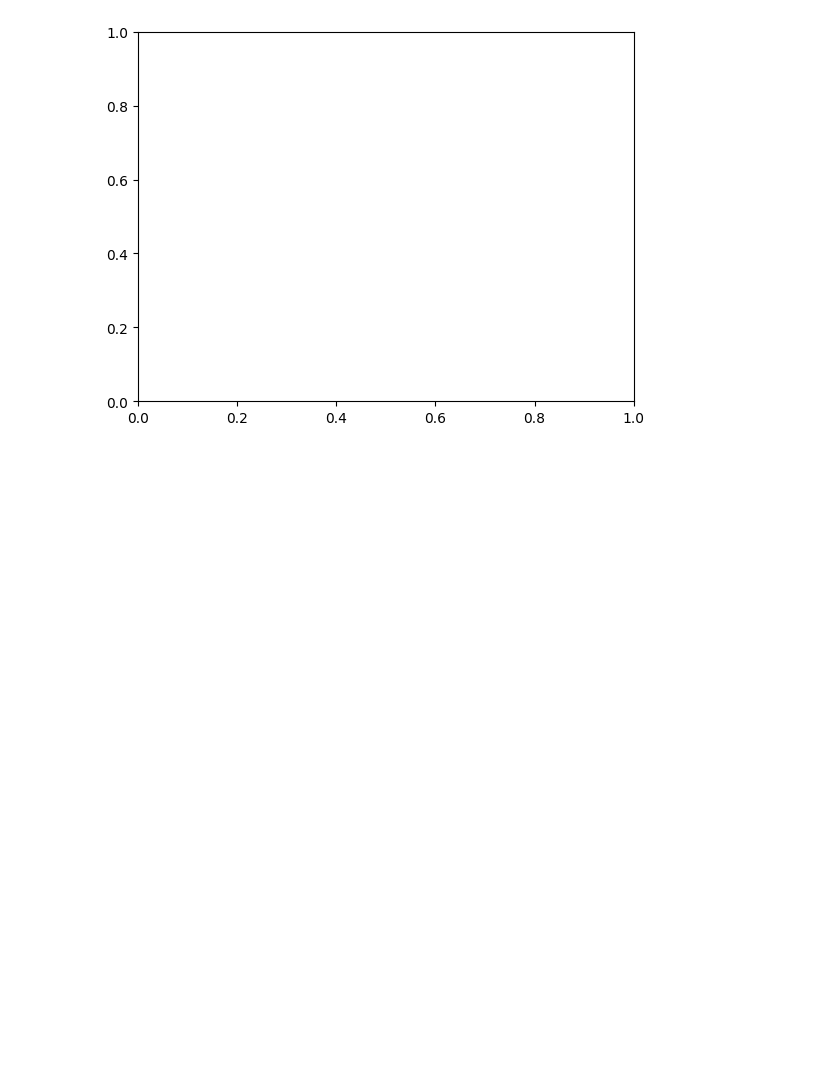
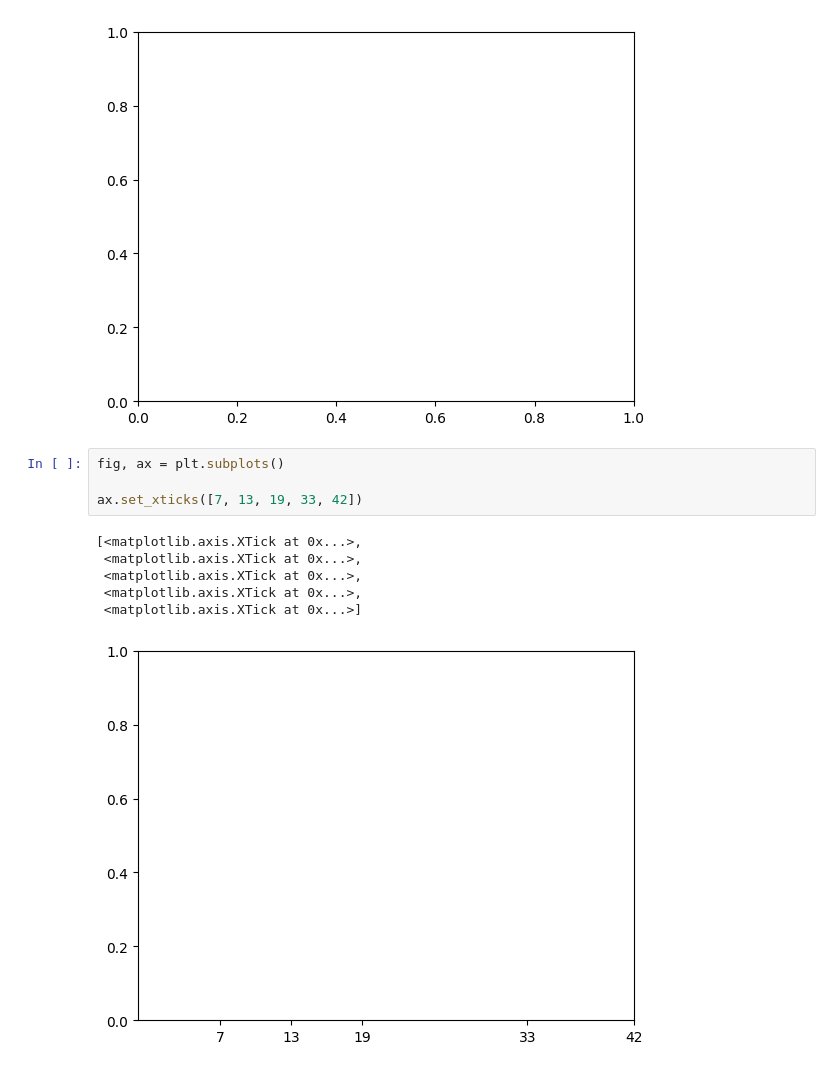
Before and after one commit to VadivelR/mycode, a Jupyter notebook: graphing/annotating-graphs/matplotlibgraphing.ipynb, the cells around one changed output. Drawn from its saved outputs; the diff is of its cells as text; blank space fills up the shorter version.

Commit message:
Customize Matplotlib Graphs - LAB

```diff
--- a/graphing/annotating-graphs/matplotlibgraphing.ipynb
+++ b/graphing/annotating-graphs/matplotlibgraphing.ipynb
@@ -52,3 +52,14 @@ Text(0, 0, '')
 Text(0, 0, '')
 [0.  0.2 0.4 0.6 0.8 1. ]
 [figure]
+# %%
+fig, ax = plt.subplots()
+
+ax.set_xticks([7, 13, 19, 33, 42])
+# %% [output]
+[<matplotlib.axis.XTick at 0x...>,
+ <matplotlib.axis.XTick at 0x...>,
+ <matplotlib.axis.XTick at 0x...>,
+ <matplotlib.axis.XTick at 0x...>,
+ <matplotlib.axis.XTick at 0x...>]
+[figure, added]
```
Also changed, not shown: parts of 5 cells of this notebook, 3 other files.
